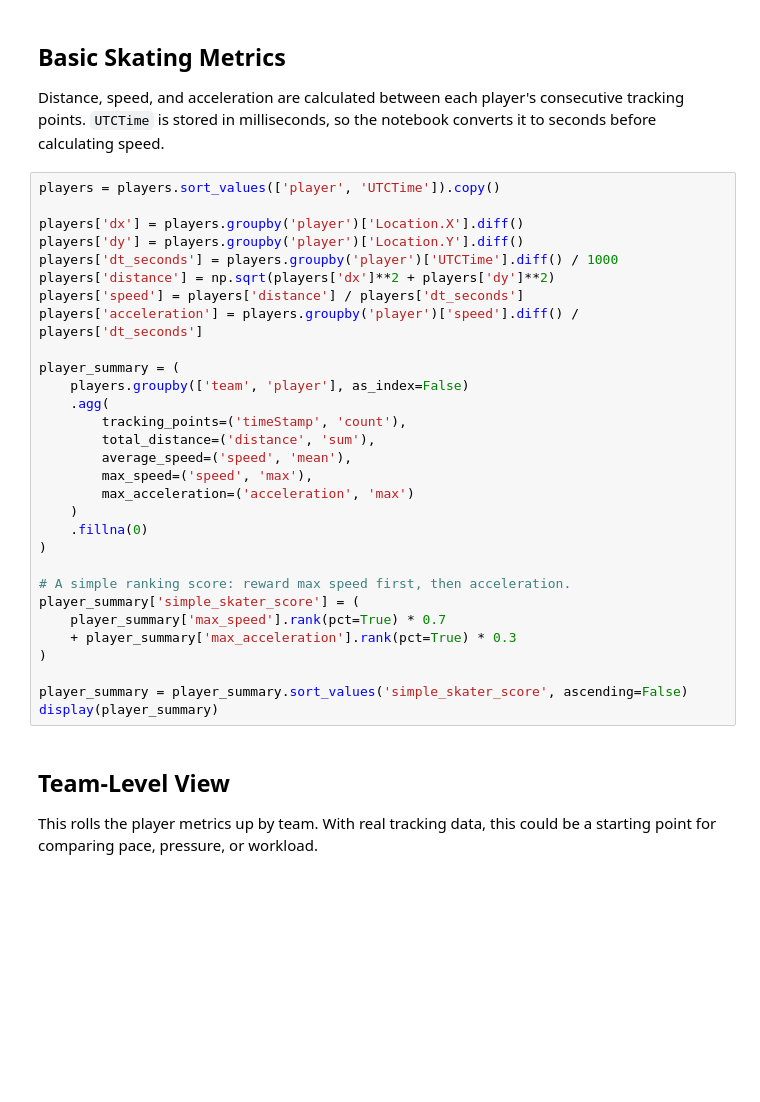
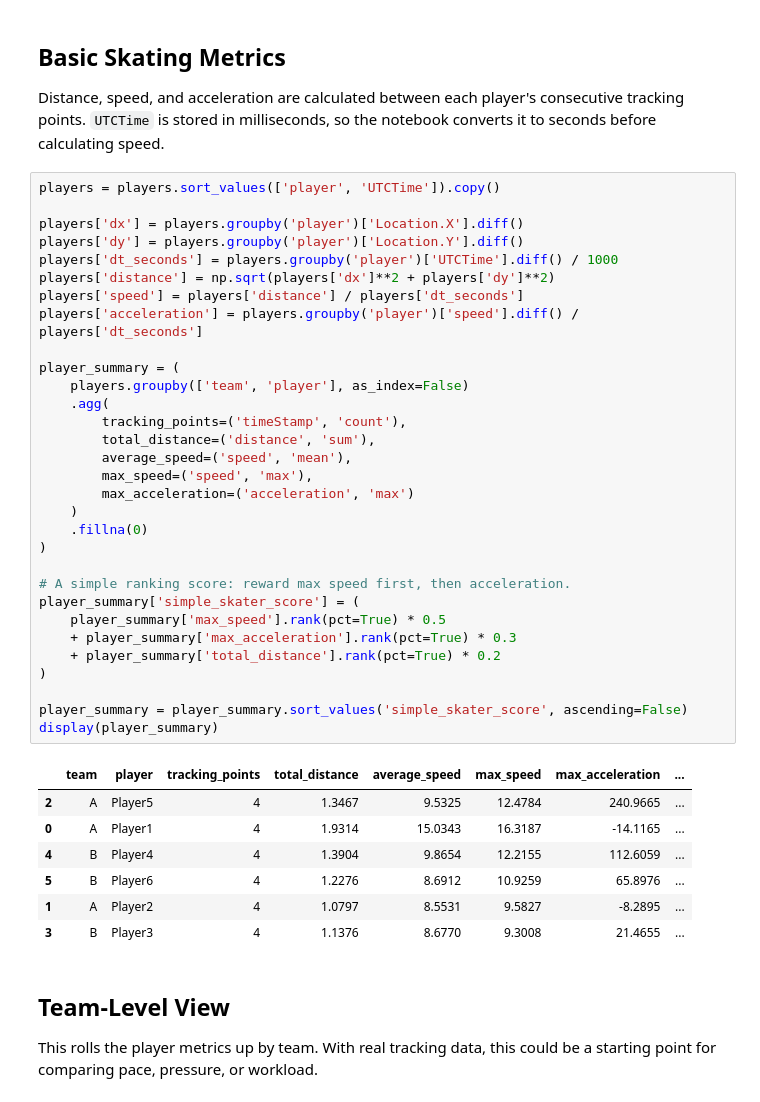
Before and after one commit to ParagonVantage/SPORT_TECH_PROJECTS, a Jupyter notebook: NHL_calculations.ipynb, the cells around one changed output. Cells and saved outputs as stored; diff of their text form; blank space fills up the shorter version.

```diff
--- a/NHL_calculations.ipynb
+++ b/NHL_calculations.ipynb
@@ -42,33 +52,42 @@ Distance, speed, and acceleration are calculated between each player's consecuti
 # %%
 players = players.sort_values(['player', 'UTCTime']).copy()
 
 players['dx'] = players.groupby('player')['Location.X'].diff()
 players['dy'] = players.groupby('player')['Location.Y'].diff()
 players['dt_seconds'] = players.groupby('player')['UTCTime'].diff() / 1000
 players['distance'] = np.sqrt(players['dx']**2 + players['dy']**2)
 players['speed'] = players['distance'] / players['dt_seconds']
 players['acceleration'] = players.groupby('player')['speed'].diff() / players['dt_seconds']
 
 player_summary = (
     players.groupby(['team', 'player'], as_index=False)
     .agg(
         tracking_points=('timeStamp', 'count'),
         total_distance=('distance', 'sum'),
         average_speed=('speed', 'mean'),
         max_speed=('speed', 'max'),
         max_acceleration=('acceleration', 'max')
     )
     .fillna(0)
 )
 
 # A simple ranking score: reward max speed first, then acceleration.
 player_summary['simple_skater_score'] = (
-    player_summary['max_speed'].rank(pct=True) * 0.7
+    player_summary['max_speed'].rank(pct=True) * 0.5
     + player_summary['max_acceleration'].rank(pct=True) * 0.3
+    + player_summary['total_distance'].rank(pct=True) * 0.2
 )
 
 player_summary = player_summary.sort_values('simple_skater_score', ascending=False)
 display(player_summary)
+# %% [output]
+|  | team | player | tracking_points | total_distance | average_speed | max_speed | max_acceleration | ... |
+| 2 | A | Player5 | 4 | 1.3467 | 9.5325 | 12.4784 | 240.9665 | ... |
+| 0 | A | Player1 | 4 | 1.9314 | 15.0343 | 16.3187 | -14.1165 | ... |
+| 4 | B | Player4 | 4 | 1.3904 | 9.8654 | 12.2155 | 112.6059 | ... |
+| 5 | B | Player6 | 4 | 1.2276 | 8.6912 | 10.9259 | 65.8976 | ... |
+| 1 | A | Player2 | 4 | 1.0797 | 8.5531 | 9.5827 | -8.2895 | ... |
+| 3 | B | Player3 | 4 | 1.1376 | 8.6770 | 9.3008 | 21.4655 | ... |
 # %% [markdown]
 ## Team-Level View
 
```
Also changed, not shown: parts of 4 cells of this notebook, 1 other file.
